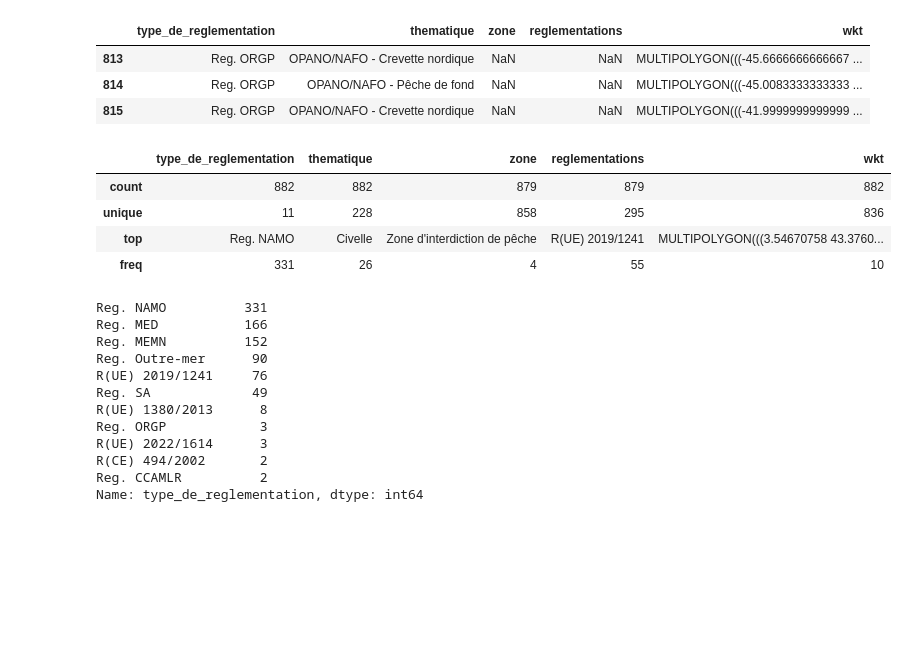
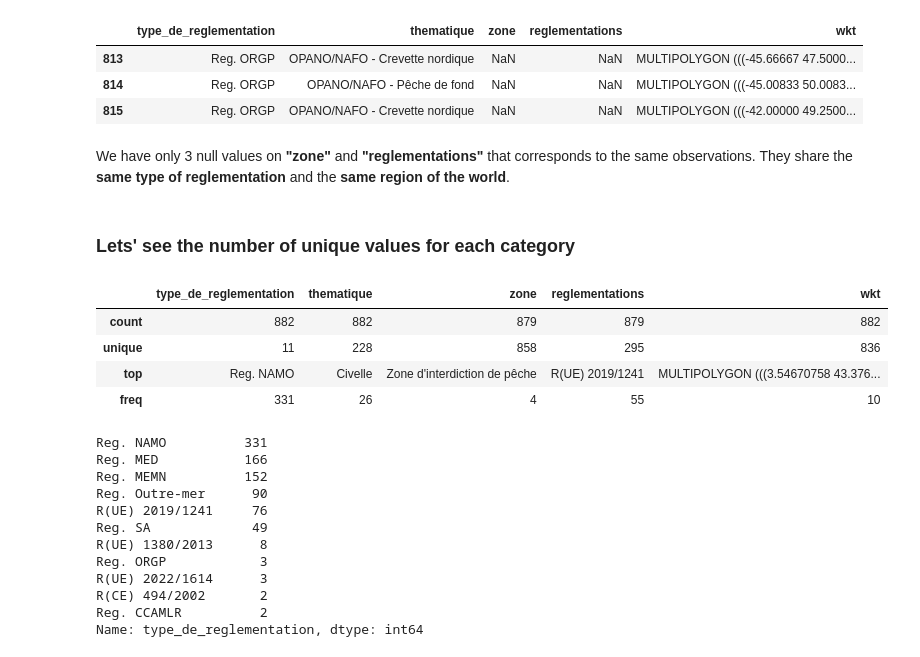
Before and after one commit to dataforgoodfr/12_bloom, a Jupyter notebook: data_science/notebooks/Exploration_reglementation_peches.ipynb, the cells around one changed output. Drawn from its saved outputs; the diff is of its cells as text; code cells hidden in the pictures; blank space fills up the shorter version.

```diff
--- a/data_science/notebooks/Exploration_reglementation_peches.ipynb
+++ b/data_science/notebooks/Exploration_reglementation_peches.ipynb
@@ -5,0 +13,4 @@ data = pd.read_csv('reglementation-des-peches-cartographiee.csv')
+# %%
+data.wkt = gpd.GeoSeries.from_wkt(data.wkt)
+# %%
+data_csv_geo = gpd.GeoDataFrame(data, geometry='wkt')
@@ -35,16 +69,20 @@ memory usage: 34.6+ KB
 # %%
-data[data.zone.isna()]
+data_csv_geo[data_csv_geo.zone.isna()]
 # %% [output]
 |  | type_de_reglementation | thematique | zone | reglementations | wkt |
-| 813 | Reg. ORGP | OPANO/NAFO - Crevette nordique | NaN | NaN | MULTIPOLYGON(((-45.6666666666667 ... |
-| 814 | Reg. ORGP | OPANO/NAFO - Pêche de fond | NaN | NaN | MULTIPOLYGON(((-45.0083333333333 ... |
-| 815 | Reg. ORGP | OPANO/NAFO - Crevette nordique | NaN | NaN | MULTIPOLYGON(((-41.9999999999999 ... |
+| 813 | Reg. ORGP | OPANO/NAFO - Crevette nordique | NaN | NaN | MULTIPOLYGON (((-45.66667 47.5000... |
+| 814 | Reg. ORGP | OPANO/NAFO - Pêche de fond | NaN | NaN | MULTIPOLYGON (((-45.00833 50.0083... |
+| 815 | Reg. ORGP | OPANO/NAFO - Crevette nordique | NaN | NaN | MULTIPOLYGON (((-42.00000 49.2500... |
+# %% [markdown]
+We have only 3 null values on **"zone"** and **"reglementations"** that corresponds to the same observations. They share the **same type of reglementation** and the **same region of the world**.
+# %% [markdown]
+### Lets' see the number of unique values for each category
 # %%
-data.describe(include="all")
+data_csv_geo.describe(include="all")
 # %% [output]
 |  | type_de_reglementation | thematique | zone | reglementations | wkt |
 | count | 882 | 882 | 879 | 879 | 882 |
 | unique | 11 | 228 | 858 | 295 | 836 |
-| top | Reg. NAMO | Civelle | Zone d'interdiction de pêche | R(UE) 2019/1241 | MULTIPOLYGON(((3.54670758 43.3760... |
+| top | Reg. NAMO | Civelle | Zone d'interdiction de pêche | R(UE) 2019/1241 | MULTIPOLYGON (((3.54670758 43.376... |
 | freq | 331 | 26 | 4 | 55 | 10 |
 # %%
```
Also changed, not shown: parts of 36 cells of this notebook, 2 other files.
